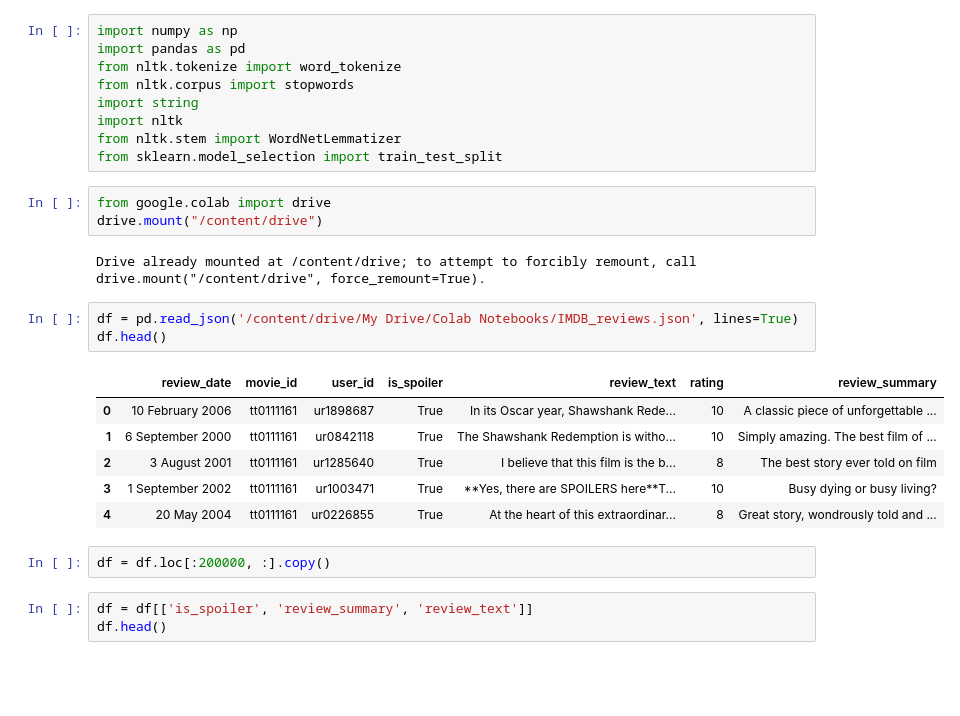
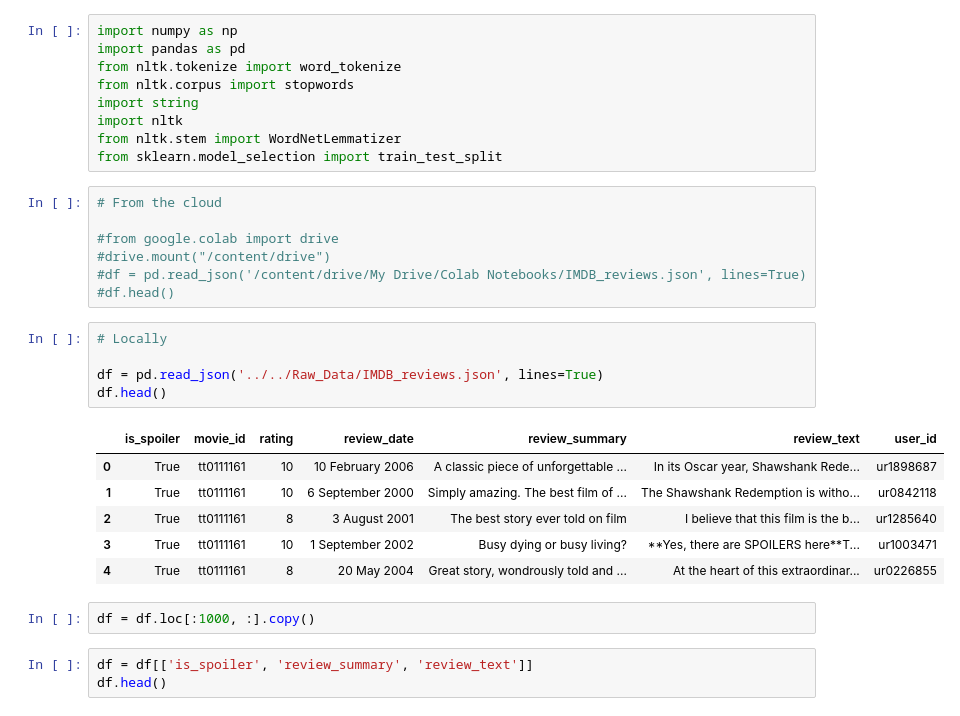
Before and after one commit to juanchimdo/splocked, a Jupyter notebook: notebooks/juanchimdo_notebook/data_exploration.ipynb, the cells around one changed output. Drawn from its saved outputs; the diff is of its cells as text; blank space fills up the shorter version.

```diff
--- a/notebooks/juanchimdo_notebook/data_exploration.ipynb
+++ b/notebooks/juanchimdo_notebook/data_exploration.ipynb
@@ -7,23 +7,27 @@ import string
 import nltk
 from nltk.stem import WordNetLemmatizer
 from sklearn.model_selection import train_test_split
-# %%
-from google.colab import drive
-drive.mount("/content/drive")
-# %% [output]
-Drive already mounted at /content/drive; to attempt to forcibly remount, call drive.mount("/content/drive", force_remount=True).
 # %%
-df = pd.read_json('/content/drive/My Drive/Colab Notebooks/IMDB_reviews.json', lines=True)
-df.head()
+# From the cloud
+
+#from google.colab import drive
+#drive.mount("/content/drive")
+#df = pd.read_json('/content/drive/My Drive/Colab Notebooks/IMDB_reviews.json', lines=True)
+#df.head()
-# %% [output]
-|  | review_date | movie_id | user_id | is_spoiler | review_text | rating | review_summary |
-| 0 | 10 February 2006 | tt0111161 | ur1898687 | True | In its Oscar year, Shawshank Rede... | 10 | A classic piece of unforgettable ... |
-| 1 | 6 September 2000 | tt0111161 | ur0842118 | True | The Shawshank Redemption is witho... | 10 | Simply amazing. The best film of ... |
-| 2 | 3 August 2001 | tt0111161 | ur1285640 | True | I believe that this film is the b... | 8 | The best story ever told on film |
-| 3 | 1 September 2002 | tt0111161 | ur1003471 | True | **Yes, there are SPOILERS here**T... | 10 | Busy dying or busy living? |
-| 4 | 20 May 2004 | tt0111161 | ur0226855 | True | At the heart of this extraordinar... | 8 | Great story, wondrously told and ... |
+# %%
+# Locally
+
+df = pd.read_json('../../Raw_Data/IMDB_reviews.json', lines=True)
+df.head()
+# %% [output]
+|  | is_spoiler | movie_id | rating | review_date | review_summary | review_text | user_id |
+| 0 | True | tt0111161 | 10 | 10 February 2006 | A classic piece of unforgettable ... | In its Oscar year, Shawshank Rede... | ur1898687 |
+| 1 | True | tt0111161 | 10 | 6 September 2000 | Simply amazing. The best film of ... | The Shawshank Redemption is witho... | ur0842118 |
+| 2 | True | tt0111161 | 8 | 3 August 2001 | The best story ever told on film | I believe that this film is the b... | ur1285640 |
+| 3 | True | tt0111161 | 10 | 1 September 2002 | Busy dying or busy living? | **Yes, there are SPOILERS here**T... | ur1003471 |
+| 4 | True | tt0111161 | 8 | 20 May 2004 | Great story, wondrously told and ... | At the heart of this extraordinar... | ur0226855 |
 # %%
-df = df.loc[:200000, :].copy()
+df = df.loc[:1000, :].copy()
 # %%
 df = df[['is_spoiler', 'review_summary', 'review_text']]
 df.head()
```
Also changed, not shown: parts of 6 cells of this notebook.
